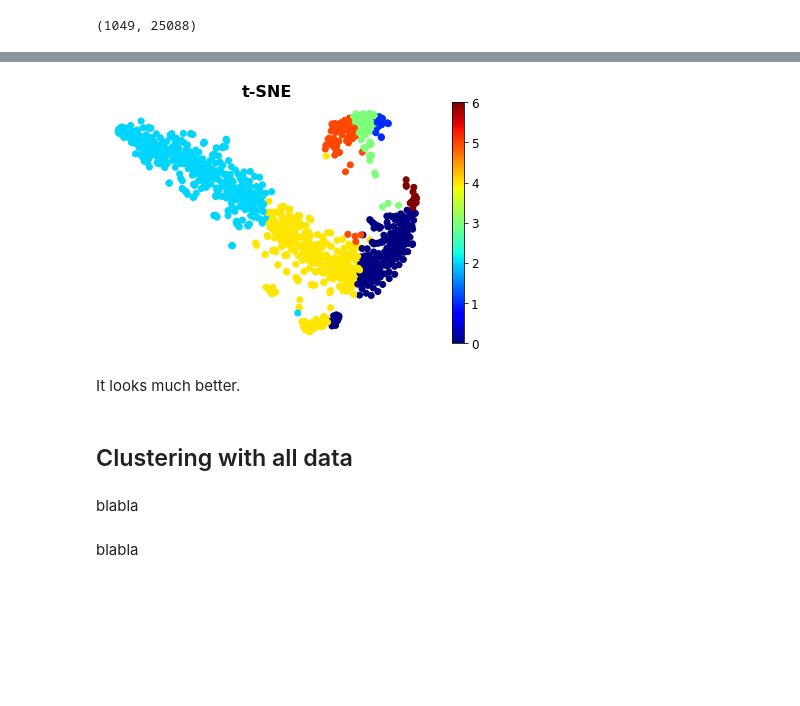
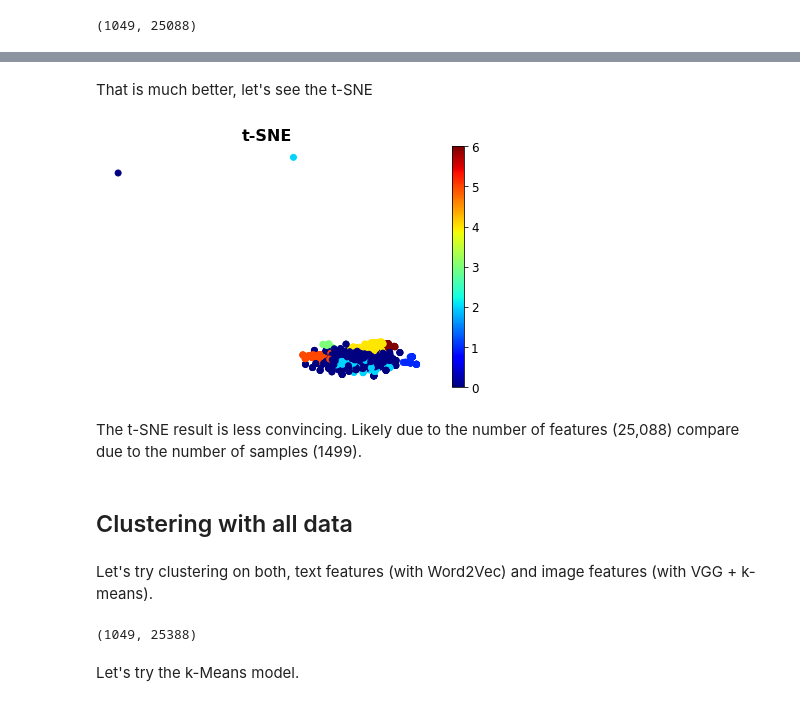
Before and after one commit to Pierre-Eloi/OC_DS_Project6, a Jupyter notebook: automatic_classification.ipynb, the cells around one changed output, grey strips where cells are left out. Drawn from its saved outputs; the diff is of its cells as text; code cells hidden in the pictures; blank space fills up the shorter version.

Commit message:
Added clustering with all data..

```diff
--- a/automatic_classification.ipynb
+++ b/automatic_classification.ipynb
@@ -1305,7 +1318,7 @@ Let's apply a clustering on it.
 # %%
 # Scale data
-scaler = StandardScaler()
-X_vgg_scaled = scaler.fit_transform(X_vgg_tr)
+scaler = MaxAbsScaler()
+X_vgg_scaled = scaler.fit_transform(X_vgg)
 # Train the K-Means
 kmeans_vgg = KMeans(n_clusters=7, random_state=42)
 labels_km_vgg = kmeans_vgg.fit(X_vgg_scaled).labels_
@@ -1362,18 +1375,29 @@ precision: 0.29601127930160587
+# %% [markdown]
+That is much better, let's see the t-SNE
 # %%
 # Plot results
 plt.scatter(X_tsne[:, 0], X_tsne[:, 1], c=labels_ward_vgg, cmap="jet")
 plt.axis('off')
 plt.colorbar()
 plt.title("t-SNE")
-save_fig("t-SNE_plot")
+save_fig("t-SNE_plot_ward_vgg")
 plt.show()
 # %% [output]
-[figure, old version]
+[figure, new version]
-# %% [markdown]
-It looks much better.
+# %% [markdown]
+The t-SNE result is less convincing. Likely due to the number of features (25,088) compare due to the number of samples (1499).
 # %% [markdown]
 ## Clustering with all data
-# %% [markdown]
-blabla
-# %% [markdown]
-blabla
+# %% [markdown]
+Let's try clustering on both, text features (with Word2Vec) and image features (with VGG + k-means).
+# %%
+# Create the array with all features
+X_all = np.concatenate((X_w2v, X_vgg), axis=1)
+print(X_all.shape)
+# Scale data
+scaler = MaxAbsScaler()
+X_all_scaled = scaler.fit_transform(X_all)
+# %% [output]
+(1049, 25388)
+# %% [markdown]
+Let's try the k-Means model.
```
Also changed, not shown: parts of 21 cells of this notebook.
